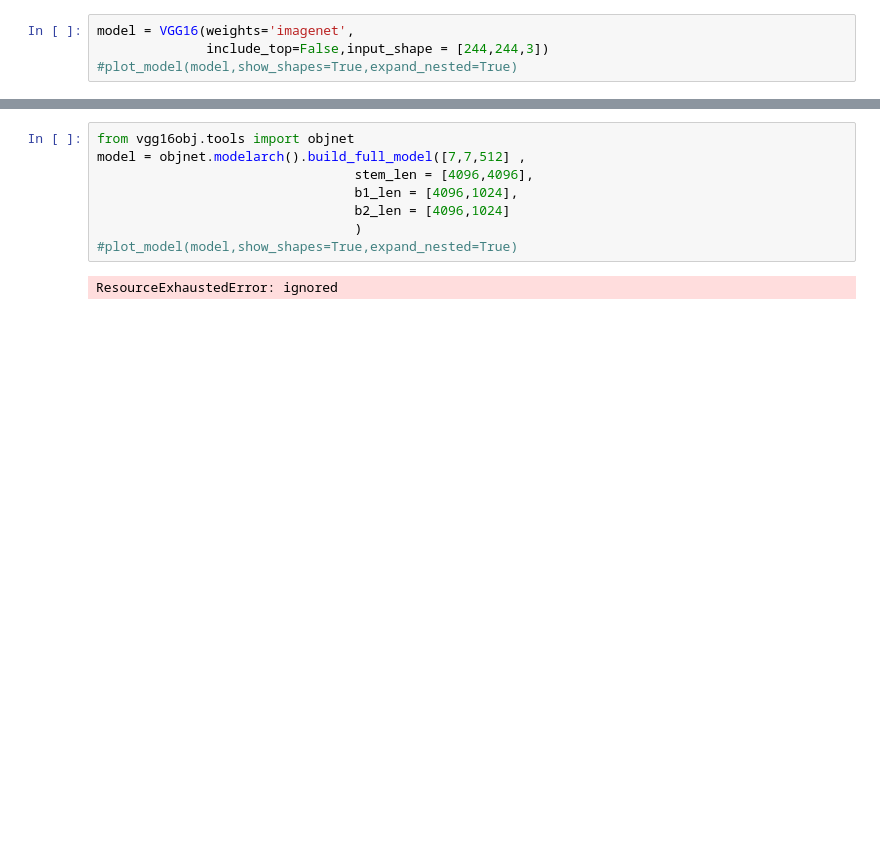
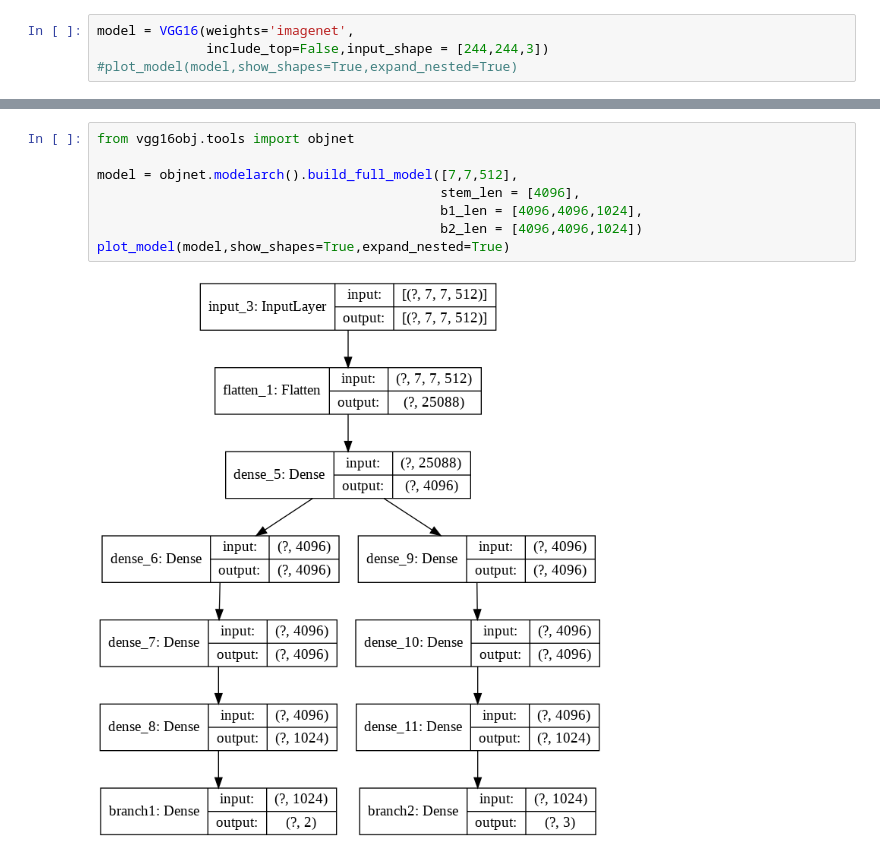
Before and after one commit to soukhind2/vgg16obj, a Jupyter notebook: colab_test.ipynb, the cells around one changed output, grey strips where cells are left out. Cells and saved outputs as stored; diff of their text form; blank space fills up the shorter version.

```diff
--- a/colab_test.ipynb
+++ b/colab_test.ipynb
@@ -166,13 +166,13 @@ ResourceExhaustedError: ignored
 # %%
 from vgg16obj.tools import objnet
-model = objnet.modelarch().build_full_model([7,7,512] ,
-                                 stem_len = [4096,4096],
-                                 b1_len = [4096,1024],
-                                 b2_len = [4096,1024]
-                                 )
-#plot_model(model,show_shapes=True,expand_nested=True)
+
+model = objnet.modelarch().build_full_model([7,7,512],
+                                            stem_len = [4096],
+                                            b1_len = [4096,4096,1024],
+                                            b2_len = [4096,4096,1024])
+plot_model(model,show_shapes=True,expand_nested=True)
 # %% [output]
-ResourceExhaustedError: ignored
+[figure, added]
 # %%
 '''
 model = Sequential()
```
Also changed, not shown: parts of 11 cells of this notebook.
